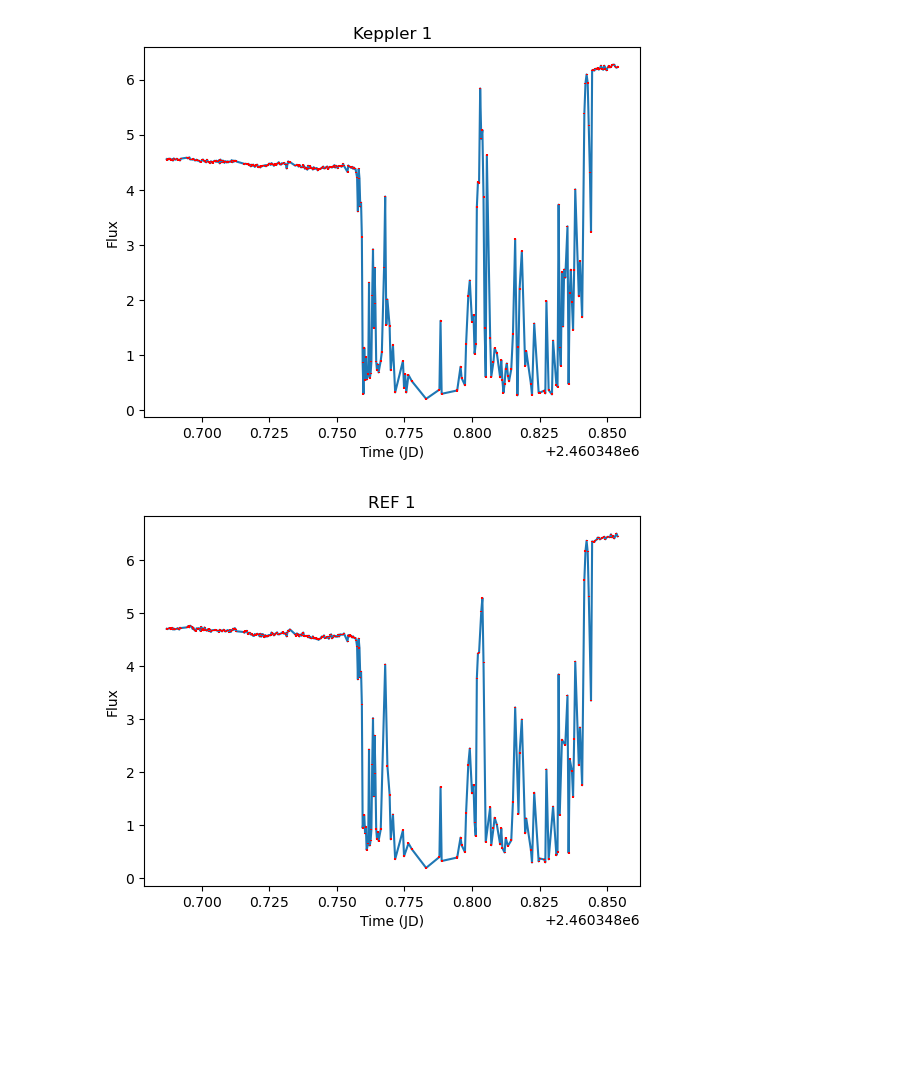
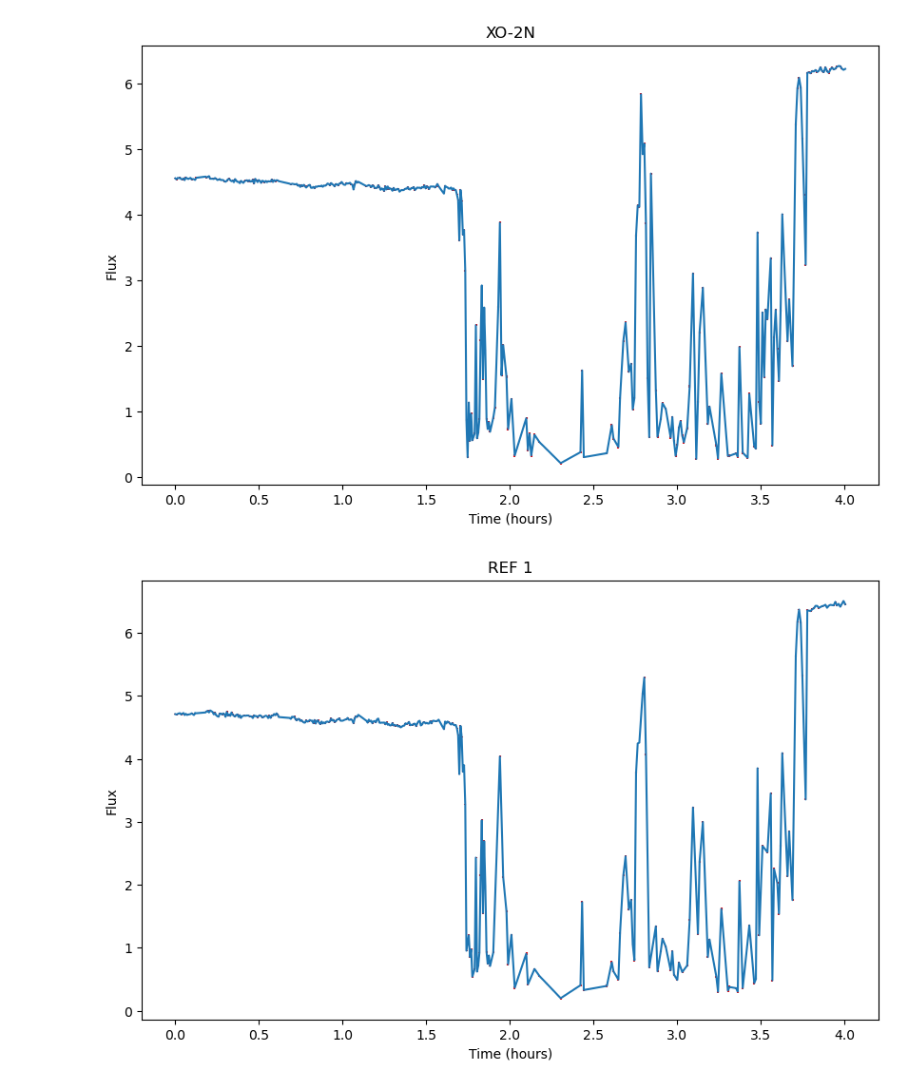
Before and after one commit to Efrain1013/AST_443, a Jupyter notebook: Lab_2_again/lightcurve_of_xo_2n.ipynb, the cells around one changed output. Cells and saved outputs as stored; diff of their text form; code cells hidden in the pictures; blank space fills up the shorter version.

```diff
--- a/Lab_2_again/lightcurve_of_xo_2n.ipynb
+++ b/Lab_2_again/lightcurve_of_xo_2n.ipynb
@@ -41,6 +41,8 @@ for i in range(0, 10):
     JDs[i].pop(-1)
     flux[i].pop(-1)
     flux_err[i].pop(-1)
+
+times = (np.asarray(JDs[0]) - JDs[0][0])*24
 # %%
 index = 0
 while index < 11:
@@ -60,16 +62,18 @@ while index < 11:
 #2460347.489977
 # %%
 for i in range(0, 11):
-#     plt.figure(figsize=(20, 10))
-    plt.xlabel('Time (JD)')
-    plt.plot(JDs[i], flux[i])
-    plt.errorbar(JDs[i], flux[i], linestyle='', c='r', yerr=flux_err[i])
+    times = (np.asarray(JDs[i]) - JDs[i][0])*24
+    plt.figure(figsize=(10, 6))
+    plt.xlabel('Time (hours)')
+
     plt.ylabel('Flux')
+    plt.errorbar(times, flux[i], linestyle='', c='r', yerr=flux_err[i])
+    plt.plot(times, flux[i])
     if i == 0:
-        plt.title("Keppler 1")
+        plt.title("XO-2N")
     else:
         plt.title(rf'REF {i}')
     plt.show()
 # %% [output]
-[figure, old version]
+[figure, new version]
-[figure, old version]
+[figure, new version]
```
Also changed, not shown: parts of 4 cells of this notebook, 2 other files.
